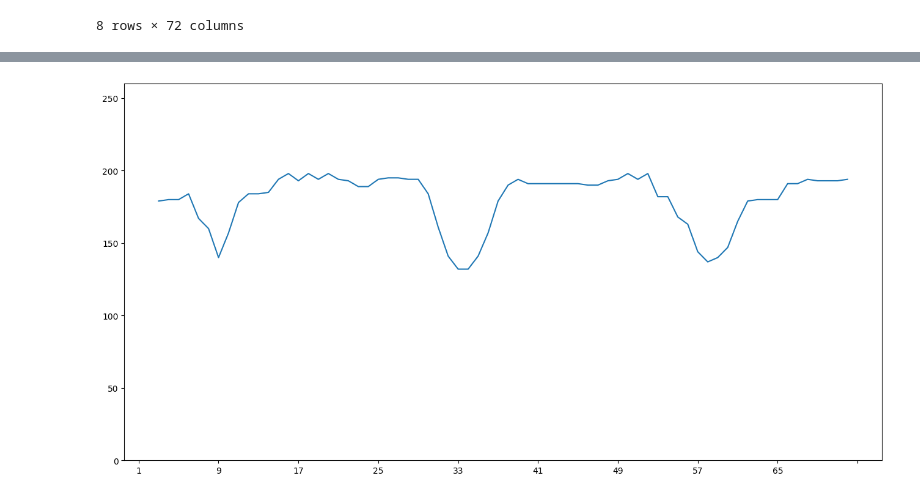
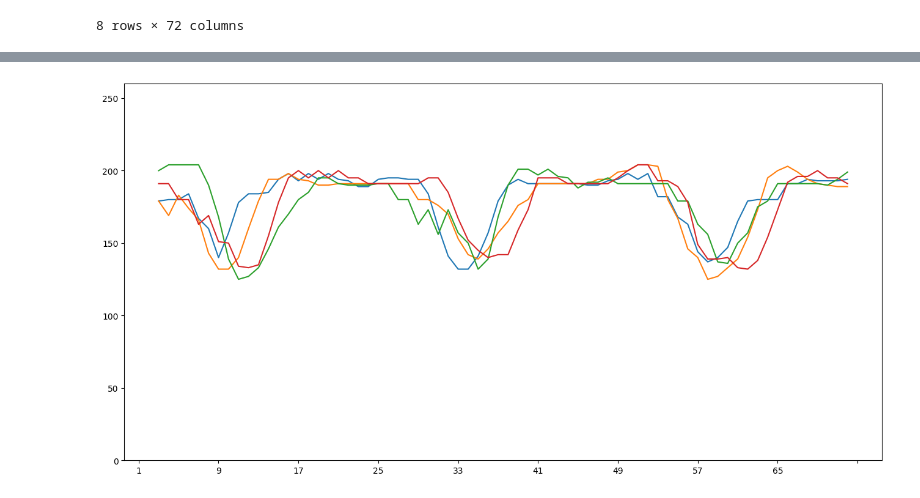
Before and after one commit to ricgoe/PyESP, a Jupyter notebook: notebook.ipynb, the cells around one changed output, grey strips where cells are left out. Drawn from its saved outputs; the diff is of its cells as text; code cells hidden in the pictures.

```diff
--- a/notebook.ipynb
+++ b/notebook.ipynb
@@ -59,9 +34,9 @@ df_cleaned.describe()
 # %%
 ax = plt.subplots(figsize = (16, 8))[1]
-for i in range(1):
+for i in range(4):
     ax.plot(df_data.columns[:-1], df_data.iloc[i, :-1])
 ax.set_ylim(0, 260)
 ax.set_xticks([x for x in range(0, 74, 8)])
 plt.show()
 # %% [output]
-[figure, old version]
+[figure, new version]
```
Also changed, not shown: parts of 4 cells of this notebook.
